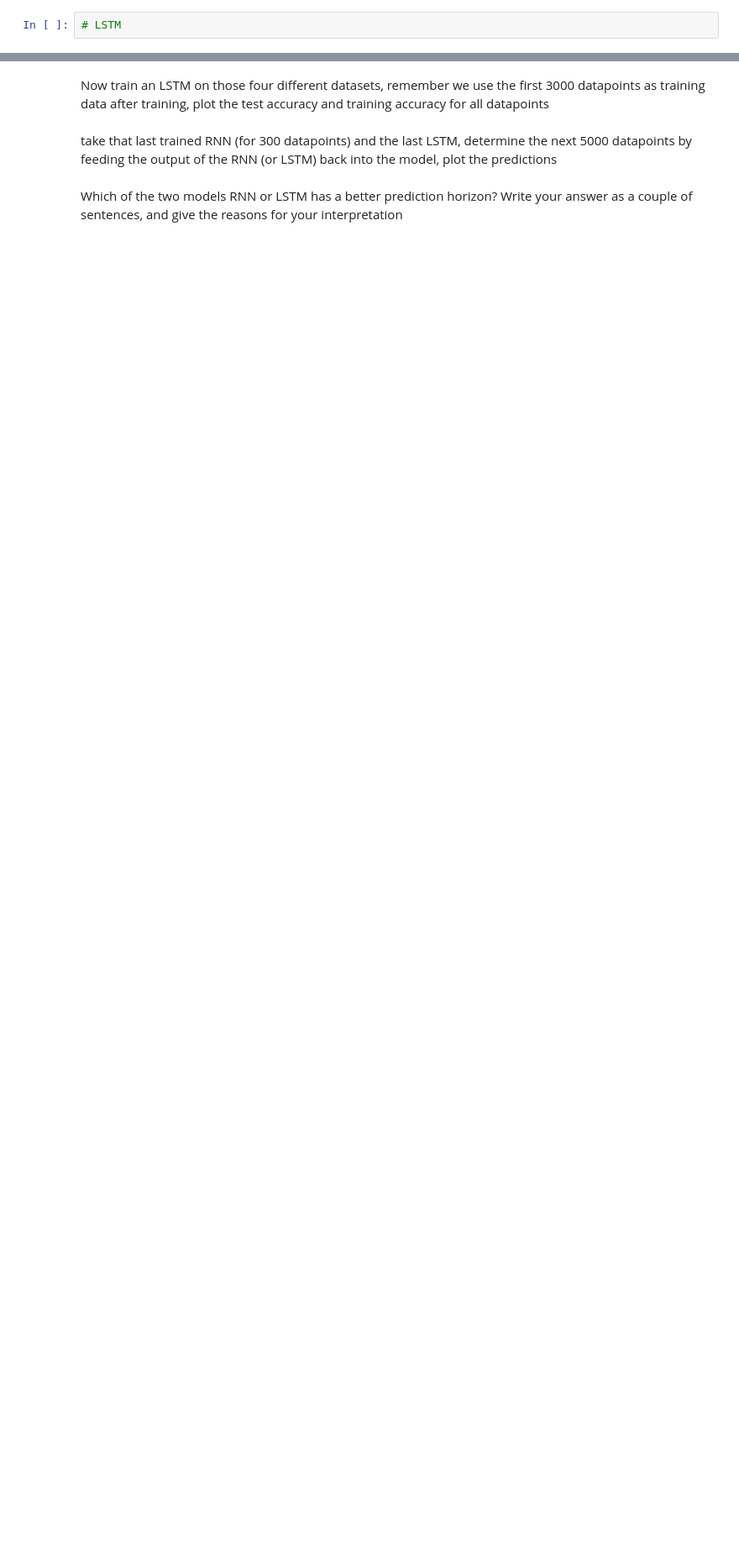
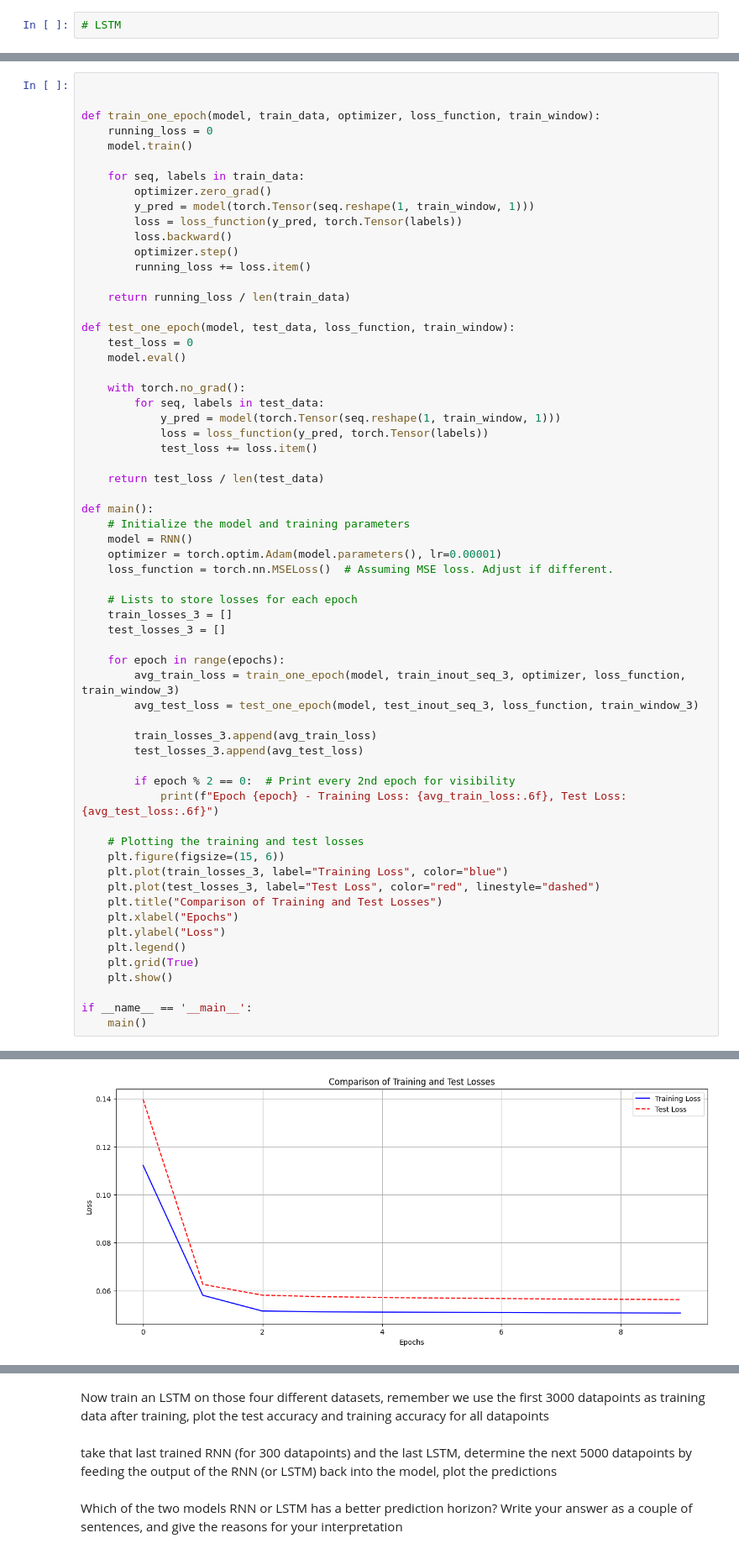
Before and after one commit to Ahmadar91/ML, a Jupyter notebook: Lab 5 - RNN and LSTM.ipynb, the cells around one changed output, grey strips where cells are left out. Shown at 84% size. Saved outputs shown, nothing was run; the diff lists cells and outputs as text; blank space fills up the shorter version.

Commit message:
added functions

```diff
--- a/Lab 5 - RNN and LSTM.ipynb
+++ b/Lab 5 - RNN and LSTM.ipynb
@@ -171,0 +170,63 @@ plt.show()
+# %%
+
+
+def train_one_epoch(model, train_data, optimizer, loss_function, train_window):
+    running_loss = 0
+    model.train()
+
+    for seq, labels in train_data:
+        optimizer.zero_grad()
+        y_pred = model(torch.Tensor(seq.reshape(1, train_window, 1)))
+        loss = loss_function(y_pred, torch.Tensor(labels))
+        loss.backward()
+        optimizer.step()
+        running_loss += loss.item()
+
+    return running_loss / len(train_data)
+
+def test_one_epoch(model, test_data, loss_function, train_window):
+    test_loss = 0
+    model.eval()
+
+    with torch.no_grad():
+        for seq, labels in test_data:
+            y_pred = model(torch.Tensor(seq.reshape(1, train_window, 1)))
+            loss = loss_function(y_pred, torch.Tensor(labels))
+            test_loss += loss.item()
+
+    return test_loss / len(test_data)
+
+def main():
+    # Initialize the model and training parameters
+    model = RNN()
+    optimizer = torch.optim.Adam(model.parameters(), lr=0.00001)
+    loss_function = torch.nn.MSELoss()  # Assuming MSE loss. Adjust if different.
+
+    # Lists to store losses for each epoch
+    train_losses_3 = []
+    test_losses_3 = []
+
+    for epoch in range(epochs):
+        avg_train_loss = train_one_epoch(model, train_inout_seq_3, optimizer, loss_function, train_window_3)
+        avg_test_loss = test_one_epoch(model, test_inout_seq_3, loss_function, train_window_3)
+
+        train_losses_3.append(avg_train_loss)
+        test_losses_3.append(avg_test_loss)
+
+        if epoch % 2 == 0:  # Print every 2nd epoch for visibility
+            print(f"Epoch {epoch} - Training Loss: {avg_train_loss:.6f}, Test Loss: {avg_test_loss:.6f}")
+
+    # Plotting the training and test losses
+    plt.figure(figsize=(15, 6))
+    plt.plot(train_losses_3, label="Training Loss", color="blue")
+    plt.plot(test_losses_3, label="Test Loss", color="red", linestyle="dashed")
+    plt.title("Comparison of Training and Test Losses")
+    plt.xlabel("Epochs")
+    plt.ylabel("Loss")
+    plt.legend()
+    plt.grid(True)
+    plt.show()
+
+if __name__ == '__main__':
+    main()
+# %% [output]
@@ -172,3 +238,4 @@ plt.show()
+[figure, added]
 # %%
 # Initialize the model and training parameters
 model = RNN()
```
Also changed, not shown: parts of 8 cells of this notebook.
